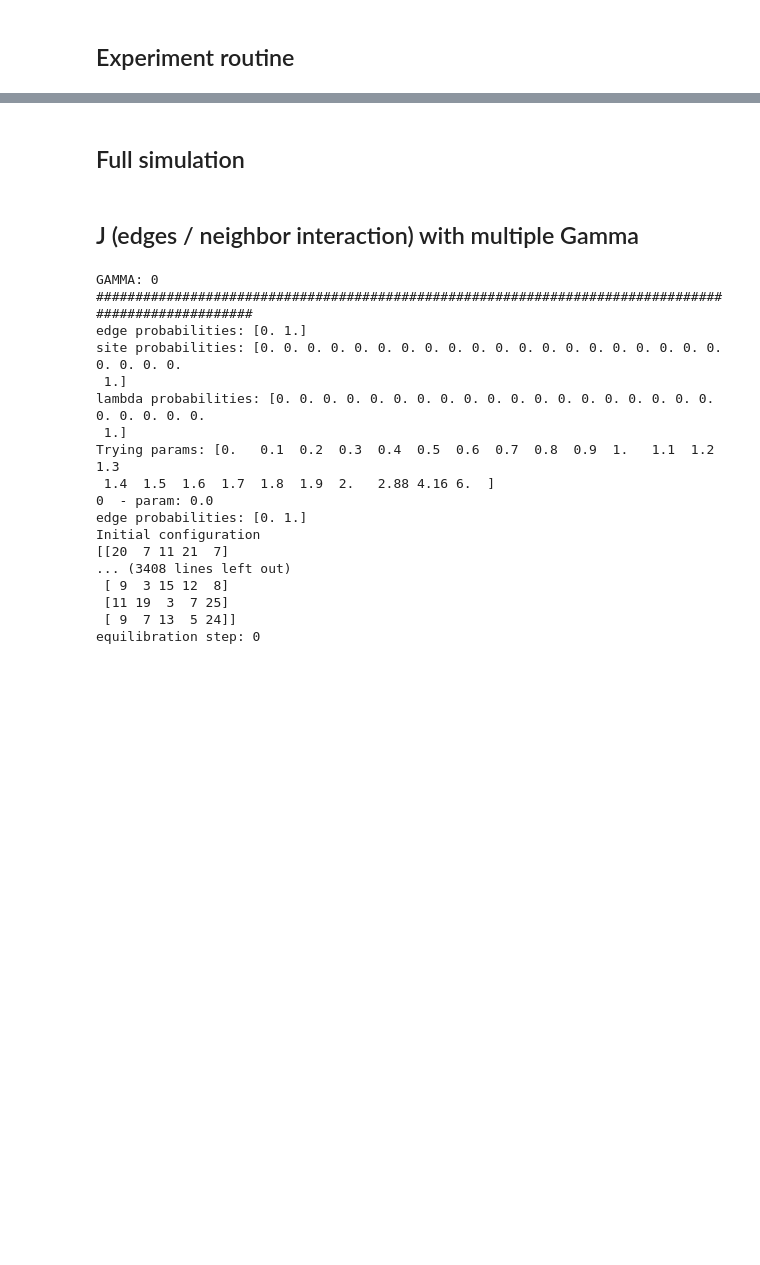
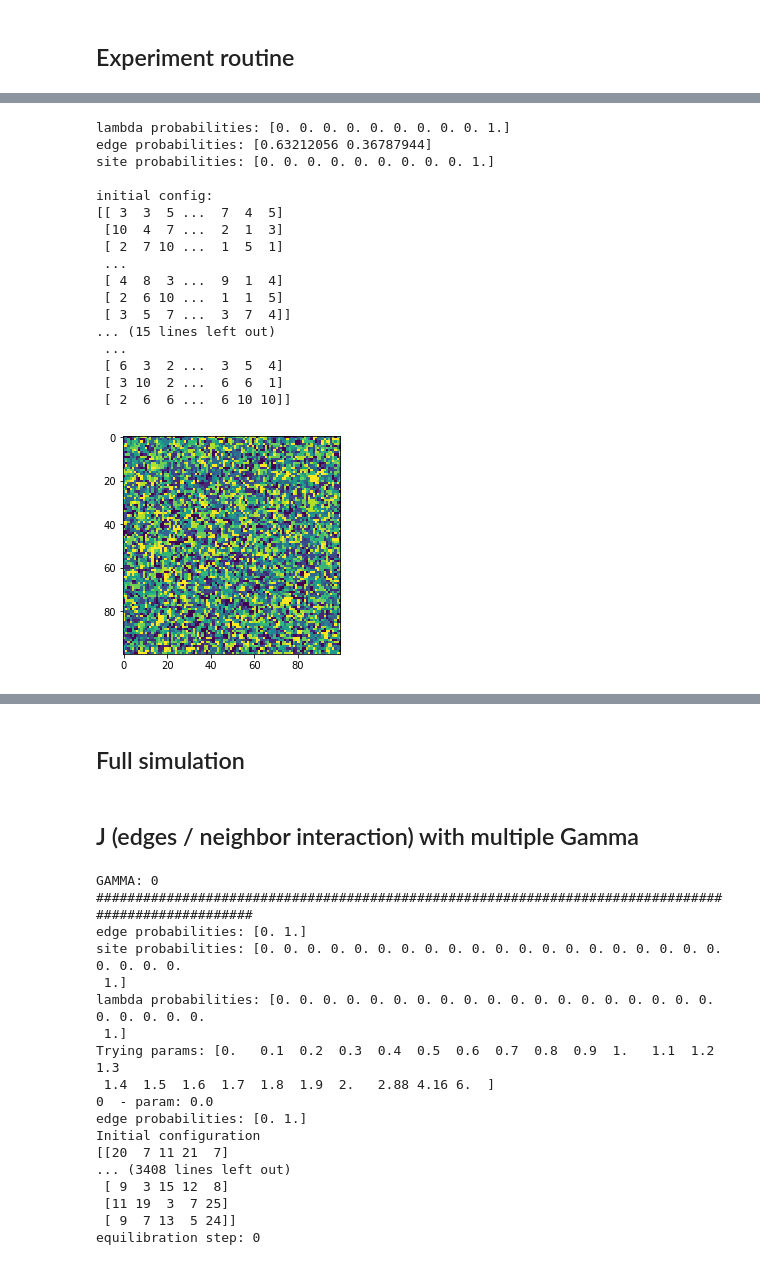
Before and after one commit to oscargomezq/Capstone-RCM, a Jupyter notebook: Simulation 6.ipynb, the cells around one changed output, grey strips where cells are left out. Saved outputs shown, nothing was run; the diff lists cells and outputs as text; code cells hidden in the pictures; blank space fills up the shorter version.

Commit message:
single config images

```diff
--- a/Simulation 6.ipynb
+++ b/Simulation 6.ipynb
@@ -511,0 +475,28 @@ KeyboardInterrupt:
+# %%
+only_averages = False
+prt = False
+N, no_cols = 100, 10
+gamma = 0    # strength of preference for low no. of cols
+J = .5        # strength of preference for bonds
+alpha = 0    # strength of preference for colors (field)
+
+single_experiment (N, no_cols, gamma=gamma, J=J, alpha=alpha)
+# %% [output]
+lambda probabilities: [0. 0. 0. 0. 0. 0. 0. 0. 0. 1.]
+edge probabilities: [0.63212056 0.36787944]
+site probabilities: [0. 0. 0. 0. 0. 0. 0. 0. 0. 1.]
+
+initial config:
+[[ 3  3  5 ...  7  4  5]
+ [10  4  7 ...  2  1  3]
+ [ 2  7 10 ...  1  5  1]
+ ...
+ [ 4  8  3 ...  9  1  4]
+ [ 2  6 10 ...  1  1  5]
+ [ 3  5  7 ...  3  7  4]]
+... (15 lines left out)
+ ...
+ [ 6  3  2 ...  3  5  4]
+ [ 3 10  2 ...  6  6  1]
+ [ 2  6  6 ...  6 10 10]]
+[figure, added]
```
Also changed, not shown: parts of 7 cells of this notebook, 1 other file.
